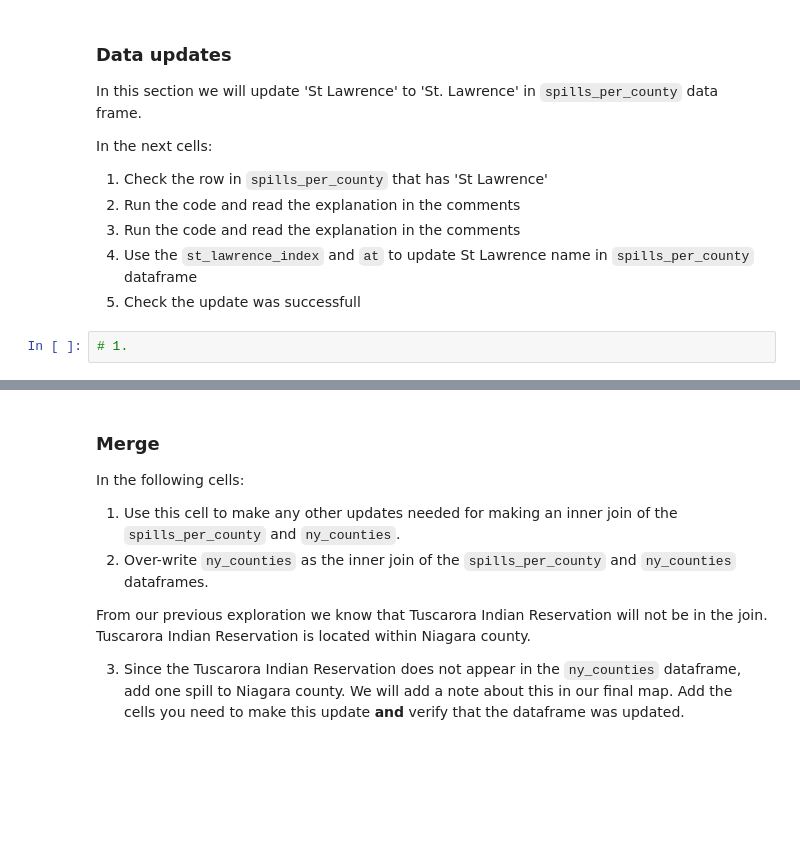
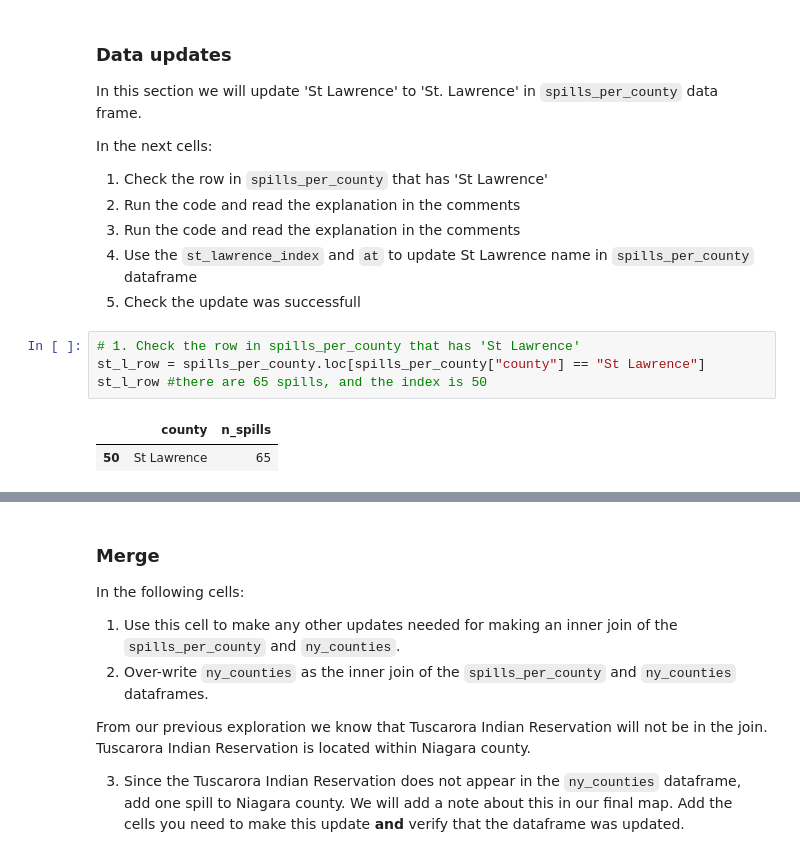
Before and after one commit to cnordheim-maestas/eds-220-hwk3, a Jupyter notebook: hwk3-task1-spills (1).ipynb, the cells around one changed output, grey strips where cells are left out. Saved outputs shown, nothing was run; the diff lists cells and outputs as text; blank space fills up the shorter version.

```diff
--- a/hwk3-task1-spills (1).ipynb
+++ b/hwk3-task1-spills (1).ipynb
@@ -447,8 +447,13 @@ In the next cells:
 3. Run the code and read the explanation in the comments
 4. Use the `st_lawrence_index` and `at` to update St Lawrence name in `spills_per_county` dataframe
 5. Check the update was successfull
-# %%
-# 1.
+# %%
+# 1. Check the row in spills_per_county that has 'St Lawrence'
+st_l_row = spills_per_county.loc[spills_per_county["county"] == "St Lawrence"]
+st_l_row #there are 65 spills, and the index is 50
+# %% [output]
+|  | county | n_spills |
+| 50 | St Lawrence | 65 |
 # %%
 # 2. we can get the index of that single row like this, to access the actual row index...
 spills_per_county[spills_per_county.county=='St Lawrence'].index
```
Also changed, not shown: parts of 18 cells of this notebook.
